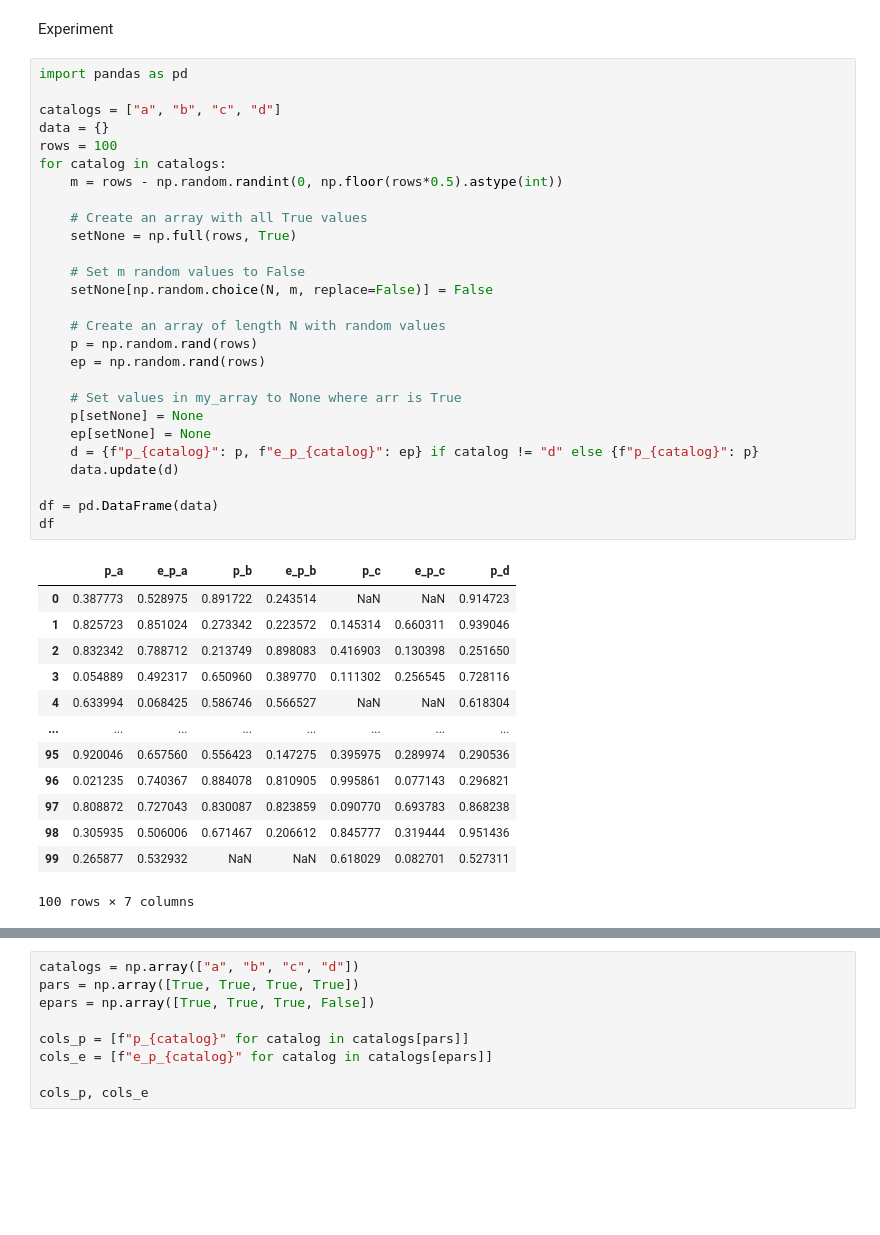
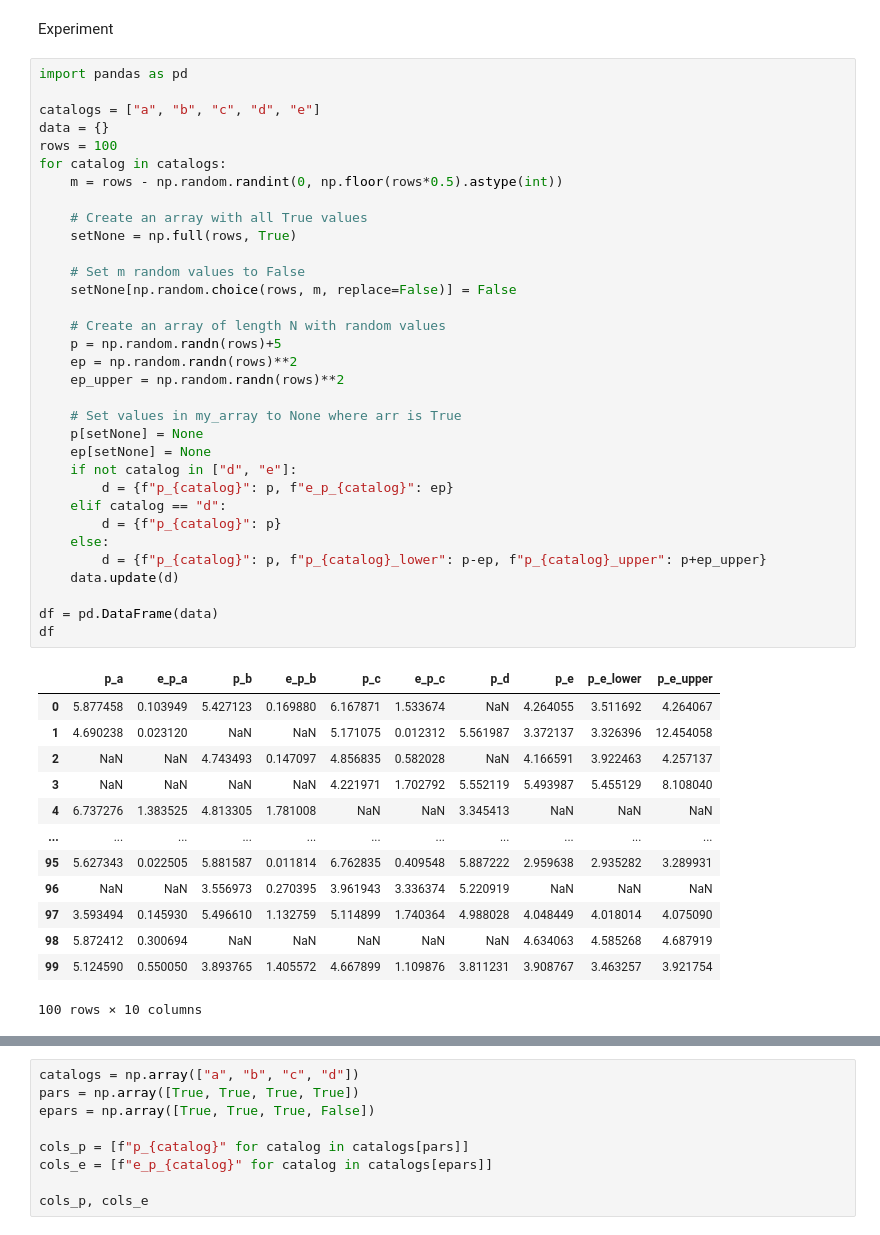
Before and after one commit to Alisyaifudin/Thesis-Project, a Jupyter notebook: 2_Cleaning/2.2. Best Parameters.ipynb, the cells around one changed output, grey strips where cells are left out. Cells and saved outputs as stored; diff of their text form; blank space fills up the shorter version.

```diff
--- a/2_Cleaning/2.2. Best Parameters.ipynb
+++ b/2_Cleaning/2.2. Best Parameters.ipynb
@@ -149,42 +149,48 @@ Experiment
 # %%
 import pandas as pd
 
-catalogs = ["a", "b", "c", "d"]
+catalogs = ["a", "b", "c", "d", "e"]
 data = {}
 rows = 100
 for catalog in catalogs:
     m = rows - np.random.randint(0, np.floor(rows*0.5).astype(int))
 
     # Create an array with all True values
     setNone = np.full(rows, True)
 
     # Set m random values to False
-    setNone[np.random.choice(N, m, replace=False)] = False
+    setNone[np.random.choice(rows, m, replace=False)] = False
 
     # Create an array of length N with random values
-    p = np.random.rand(rows)
-    ep = np.random.rand(rows)
+    p = np.random.randn(rows)+5
+    ep = np.random.randn(rows)**2
+    ep_upper = np.random.randn(rows)**2
 
     # Set values in my_array to None where arr is True
     p[setNone] = None
     ep[setNone] = None
-    d = {f"p_{catalog}": p, f"e_p_{catalog}": ep} if catalog != "d" else {f"p_{catalog}": p}
+    if not catalog in ["d", "e"]:
+        d = {f"p_{catalog}": p, f"e_p_{catalog}": ep}
+    elif catalog == "d":
+        d = {f"p_{catalog}": p}
+    else:
+        d = {f"p_{catalog}": p, f"p_{catalog}_lower": p-ep, f"p_{catalog}_upper": p+ep_upper}
     data.update(d)
 
 df = pd.DataFrame(data)
 df
 # %% [output]
-|  | p_a | e_p_a | p_b | e_p_b | p_c | e_p_c | p_d |
-| 0 | 0.387773 | 0.528975 | 0.891722 | 0.243514 | NaN | NaN | 0.914723 |
-| 1 | 0.825723 | 0.851024 | 0.273342 | 0.223572 | 0.145314 | 0.660311 | 0.939046 |
-| 2 | 0.832342 | 0.788712 | 0.213749 | 0.898083 | 0.416903 | 0.130398 | 0.251650 |
-| 3 | 0.054889 | 0.492317 | 0.650960 | 0.389770 | 0.111302 | 0.256545 | 0.728116 |
-| 4 | 0.633994 | 0.068425 | 0.586746 | 0.566527 | NaN | NaN | 0.618304 |
-| ... | ... | ... | ... | ... | ... | ... | ... |
-| 95 | 0.920046 | 0.657560 | 0.556423 | 0.147275 | 0.395975 | 0.289974 | 0.290536 |
-| 96 | 0.021235 | 0.740367 | 0.884078 | 0.810905 | 0.995861 | 0.077143 | 0.296821 |
-| 97 | 0.808872 | 0.727043 | 0.830087 | 0.823859 | 0.090770 | 0.693783 | 0.868238 |
-| 98 | 0.305935 | 0.506006 | 0.671467 | 0.206612 | 0.845777 | 0.319444 | 0.951436 |
-| 99 | 0.265877 | 0.532932 | NaN | NaN | 0.618029 | 0.082701 | 0.527311 |
+|  | p_a | e_p_a | p_b | e_p_b | p_c | e_p_c | p_d | p_e | p_e_lower | p_e_upper |
+| 0 | 5.877458 | 0.103949 | 5.427123 | 0.169880 | 6.167871 | 1.533674 | NaN | 4.264055 | 3.511692 | 4.264067 |
+| 1 | 4.690238 | 0.023120 | NaN | NaN | 5.171075 | 0.012312 | 5.561987 | 3.372137 | 3.326396 | 12.454058 |
+| 2 | NaN | NaN | 4.743493 | 0.147097 | 4.856835 | 0.582028 | NaN | 4.166591 | 3.922463 | 4.257137 |
+| 3 | NaN | NaN | NaN | NaN | 4.221971 | 1.702792 | 5.552119 | 5.493987 | 5.455129 | 8.108040 |
+| 4 | 6.737276 | 1.383525 | 4.813305 | 1.781008 | NaN | NaN | 3.345413 | NaN | NaN | NaN |
+| ... | ... | ... | ... | ... | ... | ... | ... | ... | ... | ... |
+| 95 | 5.627343 | 0.022505 | 5.881587 | 0.011814 | 6.762835 | 0.409548 | 5.887222 | 2.959638 | 2.935282 | 3.289931 |
+| 96 | NaN | NaN | 3.556973 | 0.270395 | 3.961943 | 3.336374 | 5.220919 | NaN | NaN | NaN |
+| 97 | 3.593494 | 0.145930 | 5.496610 | 1.132759 | 5.114899 | 1.740364 | 4.988028 | 4.048449 | 4.018014 | 4.075090 |
+| 98 | 5.872412 | 0.300694 | NaN | NaN | NaN | NaN | NaN | 4.634063 | 4.585268 | 4.687919 |
+| 99 | 5.124590 | 0.550050 | 3.893765 | 1.405572 | 4.667899 | 1.109876 | 3.811231 | 3.908767 | 3.463257 | 3.921754 |
-100 rows × 7 columns
+100 rows × 10 columns
 # %%
```
Also changed, not shown: parts of 3 cells of this notebook.
